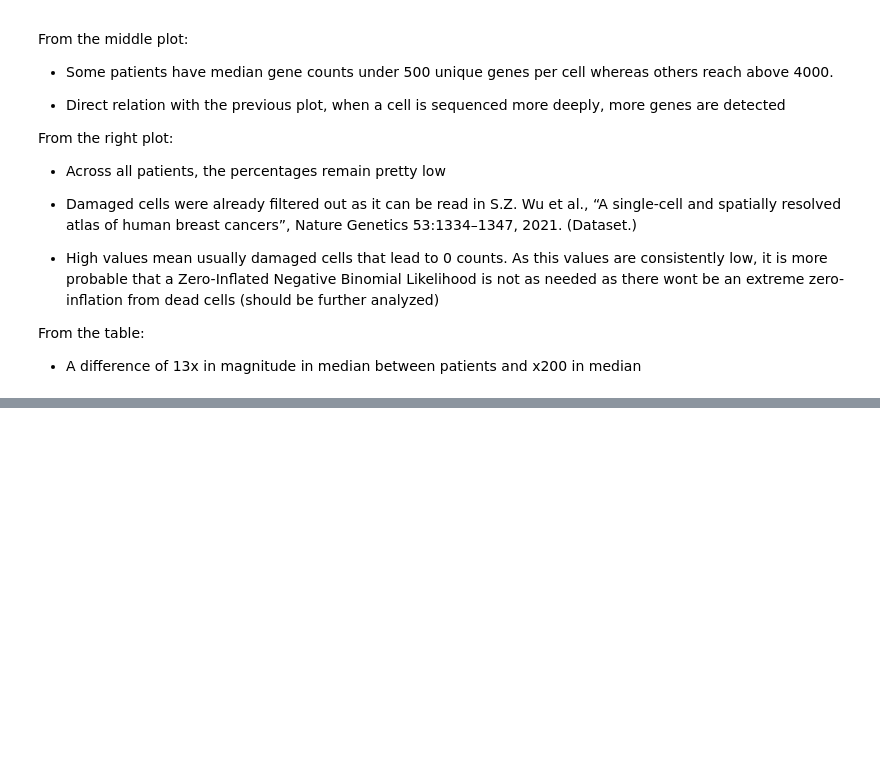
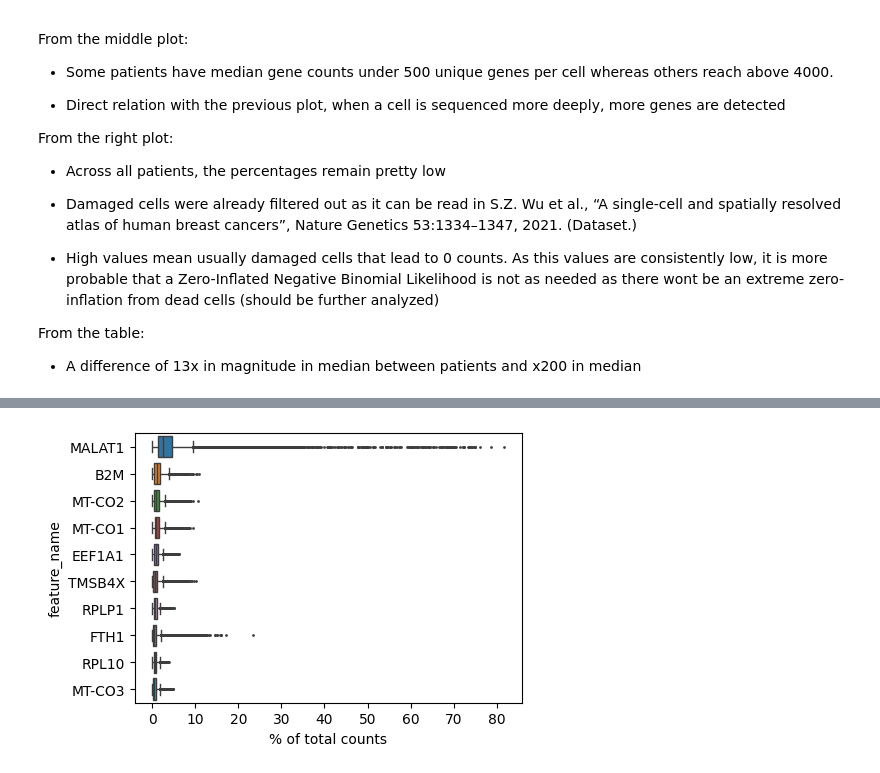
Before and after one commit to alvarodca/DeepGen-Oncology, a Jupyter notebook: Exploratory Notebooks/Data EDA/data.ipynb, the cells around one changed output, grey strips where cells are left out. Saved outputs shown, nothing was run; the diff lists cells and outputs as text; code cells hidden in the pictures; blank space fills up the shorter version.

```diff
--- a/Exploratory Notebooks/Data EDA/data.ipynb
+++ b/Exploratory Notebooks/Data EDA/data.ipynb
@@ -422,0 +464,4 @@ From the table:
+# %%
+sc.pl.highest_expr_genes(adata, n_top=10) # n_top may be adjusted if needed
+# %% [output]
+[figure, added]
```
Also changed, not shown: parts of 24 cells of this notebook.
